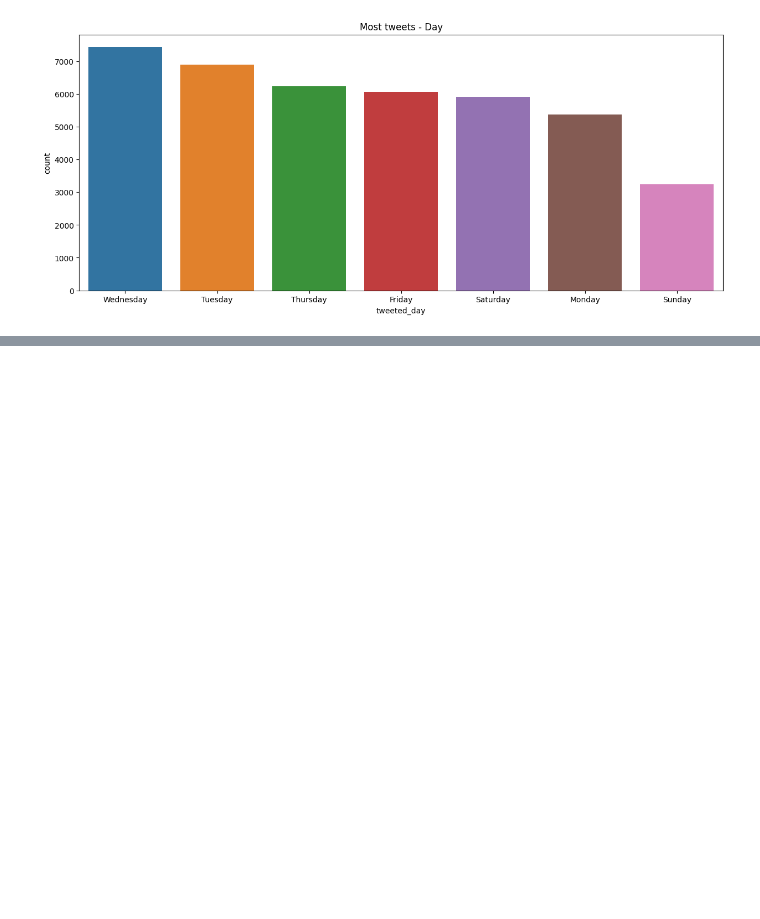
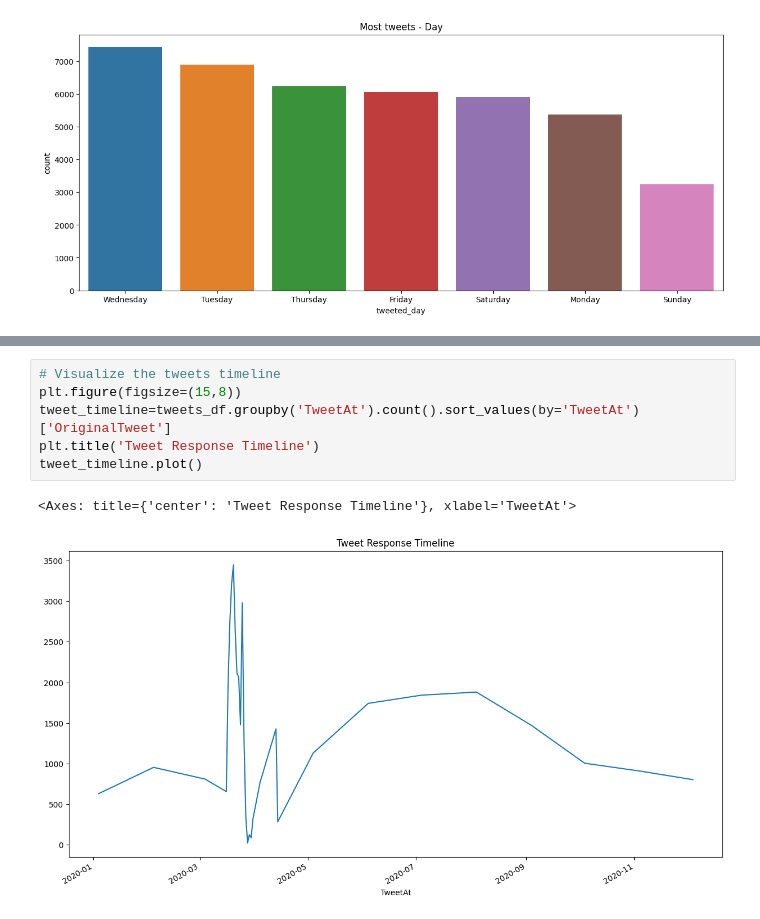
Before and after one commit to Mohamed-Harish-M-123/Capstone-Project-III, a Jupyter notebook: Coronavirus_Tweets_Sentiment_Analysis.ipynb, the cells around one changed output, grey strips where cells are left out. Saved outputs shown, nothing was run; the diff lists cells and outputs as text; blank space fills up the shorter version.

```diff
--- a/Coronavirus_Tweets_Sentiment_Analysis.ipynb
+++ b/Coronavirus_Tweets_Sentiment_Analysis.ipynb
@@ -169,0 +202,9 @@ Text(0.5, 1.0, 'Most tweets - Day')
+# %%
+# Visualize the tweets timeline
+plt.figure(figsize=(15,8))
+tweet_timeline=tweets_df.groupby('TweetAt').count().sort_values(by='TweetAt')['OriginalTweet']
+plt.title('Tweet Response Timeline')
+tweet_timeline.plot()
+# %% [output]
+<Axes: title={'center': 'Tweet Response Timeline'}, xlabel='TweetAt'>
+[figure, added]
```
Also changed, not shown: parts of 4 cells of this notebook.
